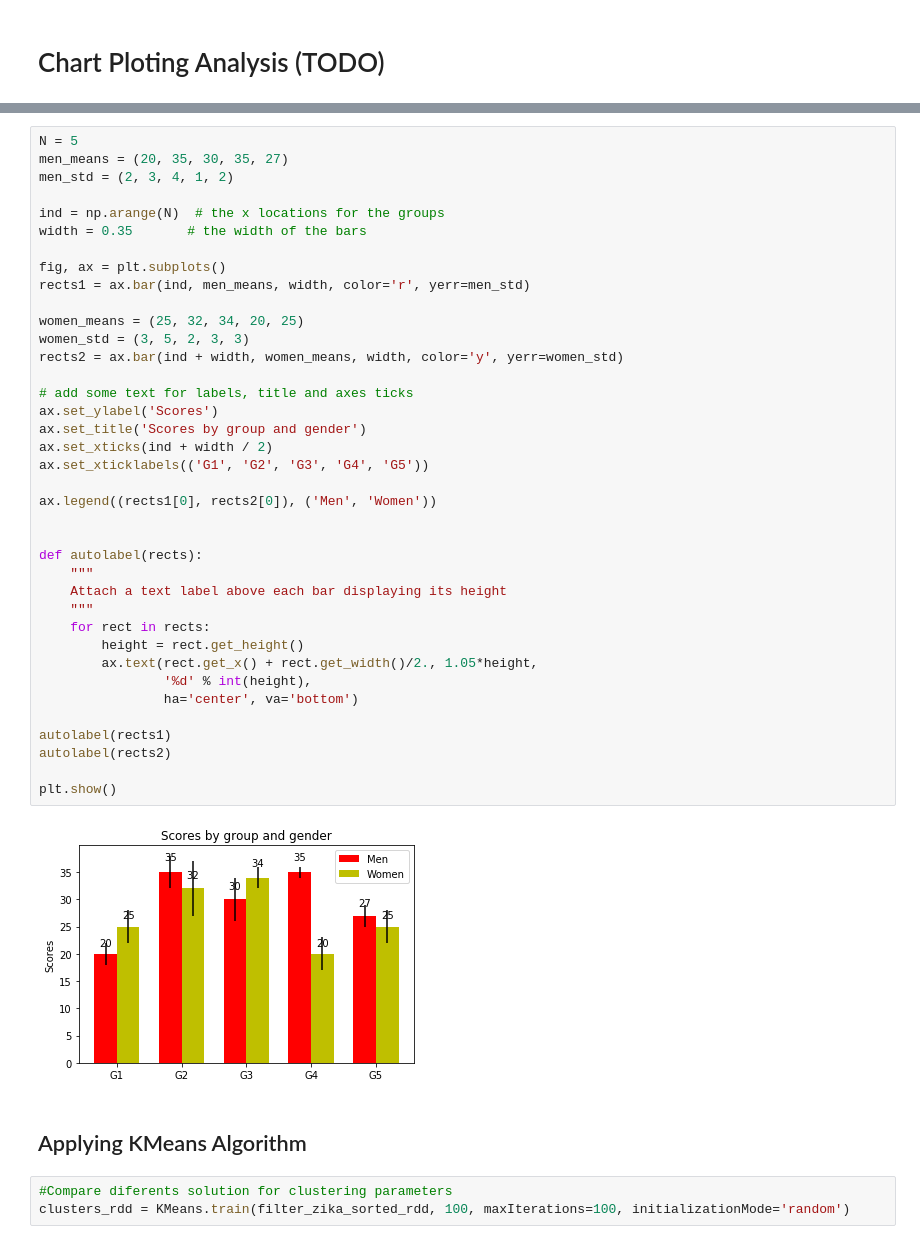
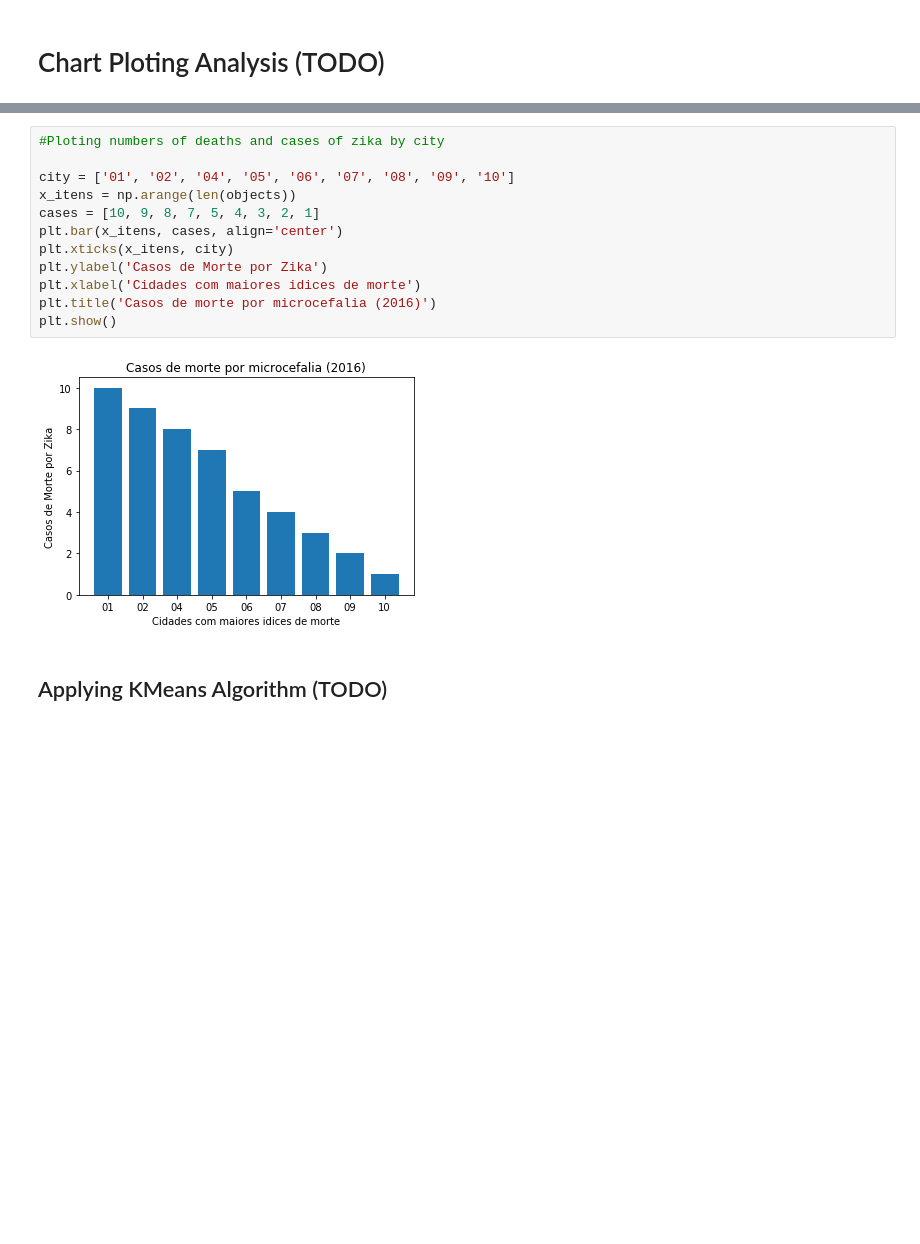
Before and after one commit to v4ires/zika-analysis, a Jupyter notebook: draft_algorithm.ipynb, the cells around one changed output, grey strips where cells are left out. Saved outputs shown, nothing was run; the diff lists cells and outputs as text; blank space fills up the shorter version.

```diff
--- a/draft_algorithm.ipynb
+++ b/draft_algorithm.ipynb
@@ -131,45 +138,16 @@ plt.show()
-# %%
-N = 5
-men_means = (20, 35, 30, 35, 27)
-men_std = (2, 3, 4, 1, 2)
-
-ind = np.arange(N)  # the x locations for the groups
-width = 0.35       # the width of the bars
-
-fig, ax = plt.subplots()
-rects1 = ax.bar(ind, men_means, width, color='r', yerr=men_std)
-
-women_means = (25, 32, 34, 20, 25)
-women_std = (3, 5, 2, 3, 3)
-rects2 = ax.bar(ind + width, women_means, width, color='y', yerr=women_std)
-
-# add some text for labels, title and axes ticks
-ax.set_ylabel('Scores')
-ax.set_title('Scores by group and gender')
-ax.set_xticks(ind + width / 2)
-ax.set_xticklabels(('G1', 'G2', 'G3', 'G4', 'G5'))
-
-ax.legend((rects1[0], rects2[0]), ('Men', 'Women'))
-
-
-def autolabel(rects):
-    """
-    Attach a text label above each bar displaying its height
-    """
-    for rect in rects:
-        height = rect.get_height()
-        ax.text(rect.get_x() + rect.get_width()/2., 1.05*height,
-                '%d' % int(height),
-                ha='center', va='bottom')
-
-autolabel(rects1)
-autolabel(rects2)
-
-plt.show()
-# %% [output]
-[figure, removed]
+# %%
+#Ploting numbers of deaths and cases of zika by city
+
+city = ['01', '02', '04', '05', '06', '07', '08', '09', '10']
+x_itens = np.arange(len(objects))
+cases = [10, 9, 8, 7, 5, 4, 3, 2, 1]
+plt.bar(x_itens, cases, align='center')
+plt.xticks(x_itens, city)
+plt.ylabel('Casos de Morte por Zika')
+plt.xlabel('Cidades com maiores idices de morte')
+plt.title('Casos de morte por microcefalia (2016)')
+plt.show()
+# %% [output]
+[figure, added]
 # %% [markdown]
-## Applying KMeans Algorithm
+## Applying KMeans Algorithm (TODO)
-# %%
-#Compare diferents solution for clustering parameters
-clusters_rdd = KMeans.train(filter_zika_sorted_rdd, 100, maxIterations=100, initializationMode='random')
```
Also changed, not shown: parts of 21 cells of this notebook, 13 other files.
